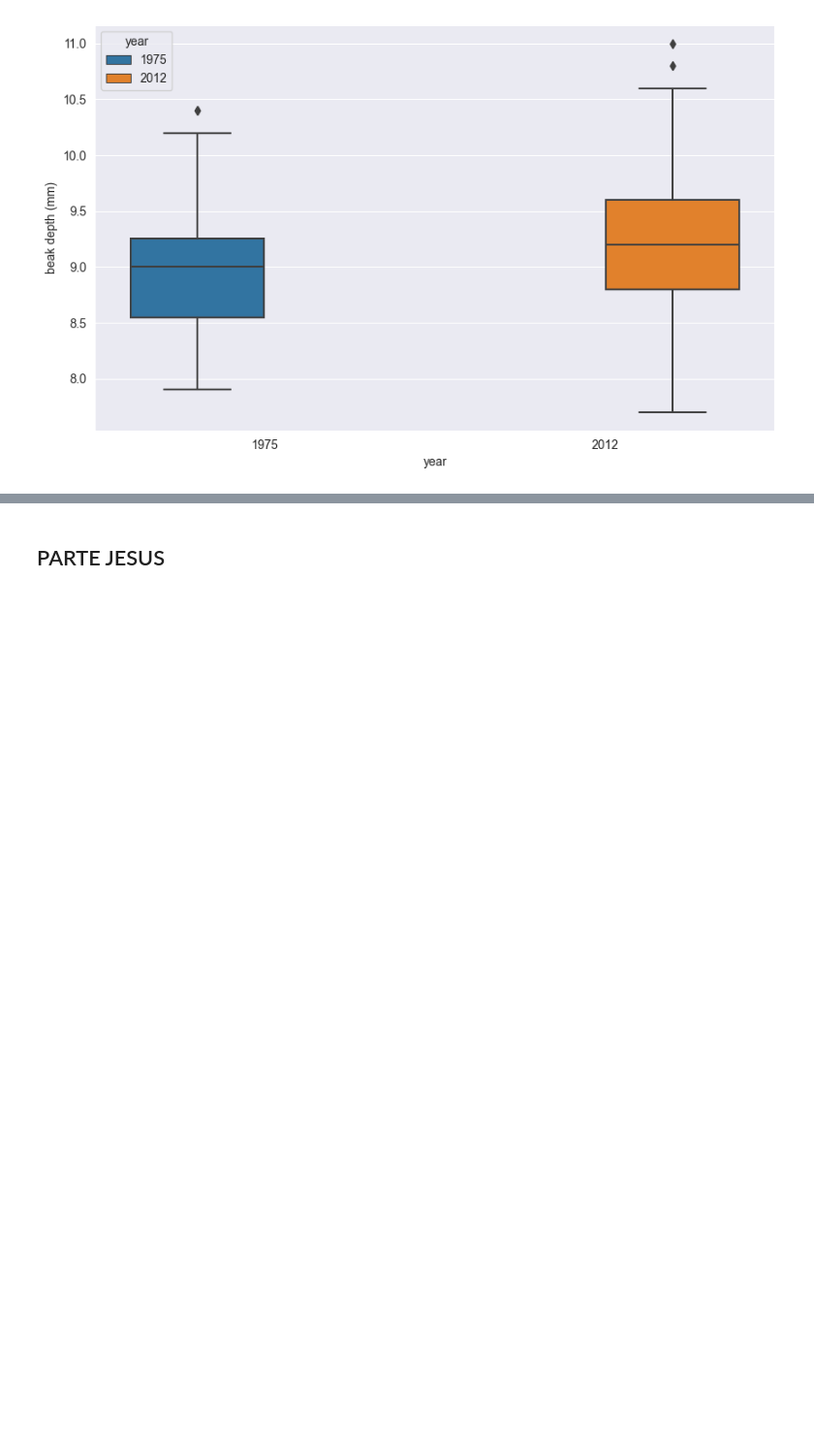
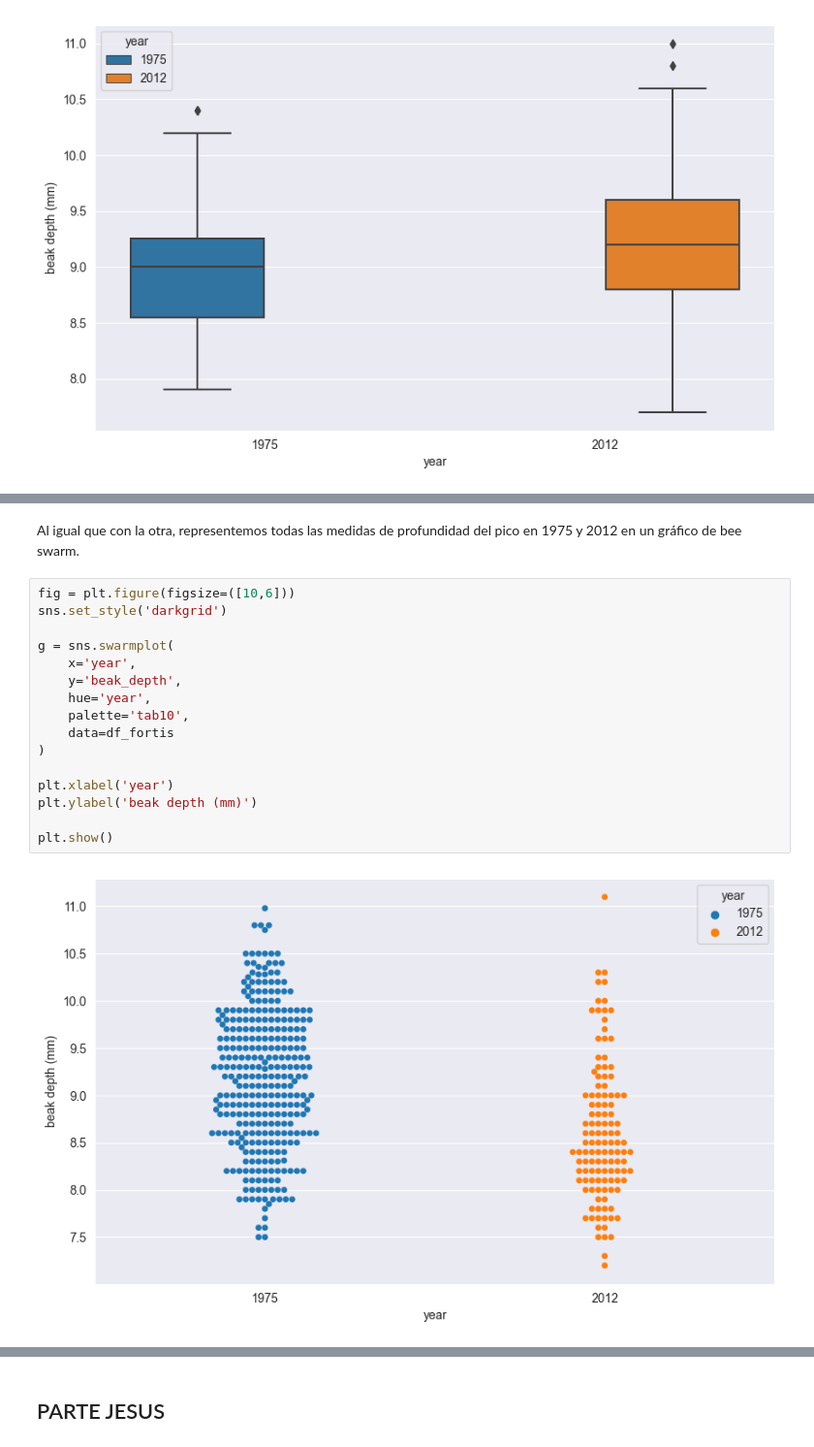
Before and after one commit to jmartingv/proyecto-probstats-mcd, a Jupyter notebook: proyecto.ipynb, the cells around one changed output, grey strips where cells are left out. Shown at 97% size. Saved outputs shown, nothing was run; the diff lists cells and outputs as text; blank space fills up the shorter version.

```diff
--- a/proyecto.ipynb
+++ b/proyecto.ipynb
@@ -265,0 +313,20 @@ plt.show()
+# %% [markdown]
+Al igual que con la otra, representemos todas las medidas de profundidad del pico en 1975 y 2012 en un gráfico de bee swarm.
+# %%
+fig = plt.figure(figsize=([10,6]))
+sns.set_style('darkgrid')
+
+g = sns.swarmplot(
+    x='year',
+    y='beak_depth',
+    hue='year',
+    palette='tab10',
+    data=df_fortis
+)
+
+plt.xlabel('year')
+plt.ylabel('beak depth (mm)')
+
+plt.show()
+# %% [output]
+[figure, added]
```
Also changed, not shown: parts of 10 cells of this notebook.
